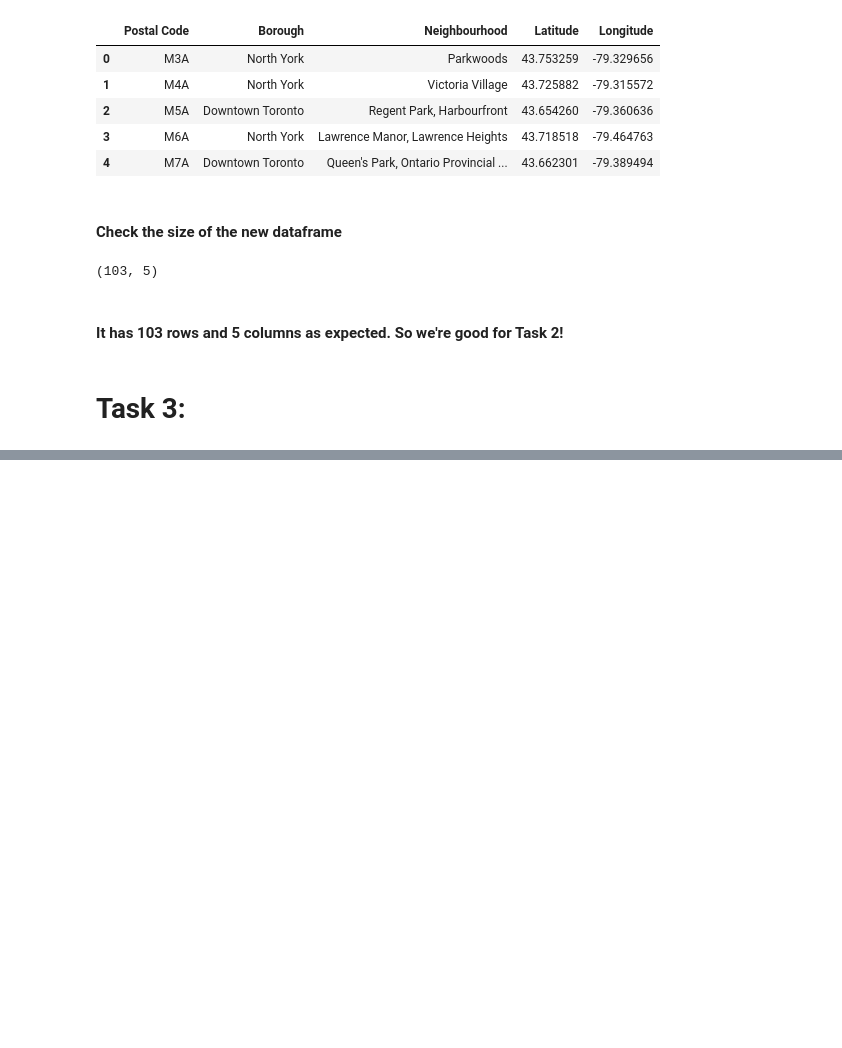
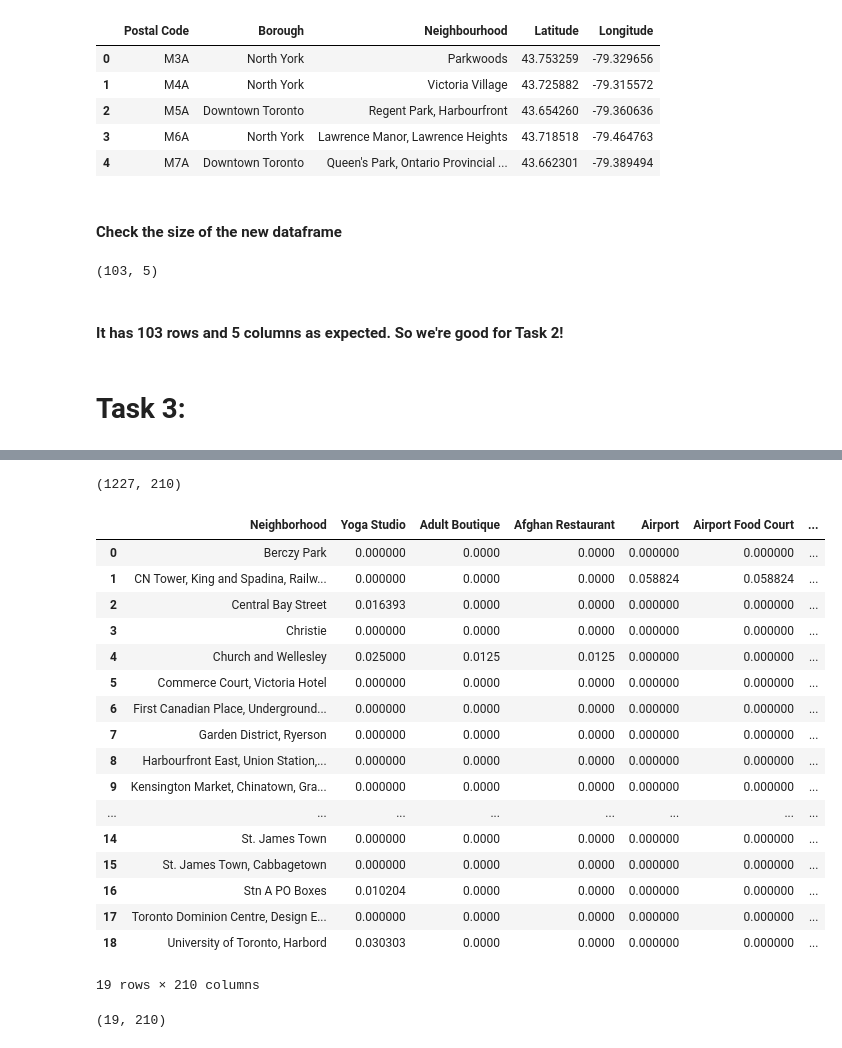
Before and after one commit to uclinux83/Coursera_Capstone, a Jupyter notebook: Week3Assignment.ipynb, the cells around one changed output, grey strips where cells are left out. Saved outputs shown, nothing was run; the diff lists cells and outputs as text; code cells hidden in the pictures; blank space fills up the shorter version.

Commit message:
Published from Watson Studio.

```diff
--- a/Week3Assignment.ipynb
+++ b/Week3Assignment.ipynb
@@ -108,0 +209,17 @@ df_new.shape
+# %%
+map_downtown = folium.Map(location=[latitude, longitude], zoom_start=11)
+
+# add markers to map
+for lat, lng, label in zip(downtown_toronto['Latitude'], downtown_toronto['Longitude'], downtown_toronto['Neighbourhood']):
+    label = folium.Popup(label, parse_html=True)
+    folium.CircleMarker(
+        [lat, lng],
+        radius=5,
+        popup=label,
+        color='blue',
+        fill=True,
+        fill_color='#3186cc',
+        fill_opacity=0.7,
+        parse_html=False).add_to(map_downtown)
+
+map_downtown
@@ -108,0 +230,10 @@ df_new.shape
+# %%
+{
+    "tags": [
+        "hide-input",
+    ]
+}
+CLIENT_ID = 'S14EKY1LHDURJXWIQ5CFGNB4M3EZEEFOV44XI2BE52JCBFHN' # your Foursquare ID
+CLIENT_SECRET = 'KFHLIGZXVKIAK15TZKFO1NYMCFY02Q2MQRVQEO25LA2QCYMS' # your Foursquare Secret
+VERSION = '20201220' # Foursquare API version
+LIMIT = 100 # A default Foursquare API limit value
@@ -108,0 +280,5 @@ df_new.shape
+# %%
+downtown_venues = getNearbyVenues(names=downtown_toronto['Neighborhood'],
+                                   latitudes=downtown_toronto['Latitude'],
+                                   longitudes=downtown_toronto['Longitude']
+                                  )
@@ -108,0 +341,7 @@ df_new.shape
+# %%
+downtown_onehot = pd.get_dummies(downtown_venues[['Venue Category']], prefix="", prefix_sep="")
+downtown_onehot['Neighborhood'] = downtown_venues['Neighborhood']
+fixed_columns = [downtown_onehot.columns[-1]] + list(downtown_onehot.columns[:-1])
+downtown_onehot = downtown_onehot[fixed_columns]
+
+downtown_onehot.head()
@@ -108,0 +356,30 @@ df_new.shape
+# %%
+downtown_onehot.shape
+# %% [output]
+(1227, 210)
+# %%
+downtown_grouped = downtown_onehot.groupby('Neighborhood').mean().reset_index()
+downtown_grouped
+# %% [output]
+|  | Neighborhood | Yoga Studio | Adult Boutique | Afghan Restaurant | Airport | Airport Food Court | ... |
+| 0 | Berczy Park | 0.000000 | 0.0000 | 0.0000 | 0.000000 | 0.000000 | ... |
+| 1 | CN Tower, King and Spadina, Railw... | 0.000000 | 0.0000 | 0.0000 | 0.058824 | 0.058824 | ... |
+| 2 | Central Bay Street | 0.016393 | 0.0000 | 0.0000 | 0.000000 | 0.000000 | ... |
+| 3 | Christie | 0.000000 | 0.0000 | 0.0000 | 0.000000 | 0.000000 | ... |
+| 4 | Church and Wellesley | 0.025000 | 0.0125 | 0.0125 | 0.000000 | 0.000000 | ... |
+| 5 | Commerce Court, Victoria Hotel | 0.000000 | 0.0000 | 0.0000 | 0.000000 | 0.000000 | ... |
+| 6 | First Canadian Place, Underground... | 0.000000 | 0.0000 | 0.0000 | 0.000000 | 0.000000 | ... |
+| 7 | Garden District, Ryerson | 0.000000 | 0.0000 | 0.0000 | 0.000000 | 0.000000 | ... |
+| 8 | Harbourfront East, Union Station,... | 0.000000 | 0.0000 | 0.0000 | 0.000000 | 0.000000 | ... |
+| 9 | Kensington Market, Chinatown, Gra... | 0.000000 | 0.0000 | 0.0000 | 0.000000 | 0.000000 | ... |
+| ... | ... | ... | ... | ... | ... | ... | ... |
+| 14 | St. James Town | 0.000000 | 0.0000 | 0.0000 | 0.000000 | 0.000000 | ... |
+| 15 | St. James Town, Cabbagetown | 0.000000 | 0.0000 | 0.0000 | 0.000000 | 0.000000 | ... |
+| 16 | Stn A PO Boxes | 0.010204 | 0.0000 | 0.0000 | 0.000000 | 0.000000 | ... |
+| 17 | Toronto Dominion Centre, Design E... | 0.000000 | 0.0000 | 0.0000 | 0.000000 | 0.000000 | ... |
+| 18 | University of Toronto, Harbord | 0.030303 | 0.0000 | 0.0000 | 0.000000 | 0.000000 | ... |
+19 rows × 210 columns
+# %%
+downtown_grouped.shape
+# %% [output]
+(19, 210)
```
Also changed, not shown: parts of 35 cells of this notebook.
